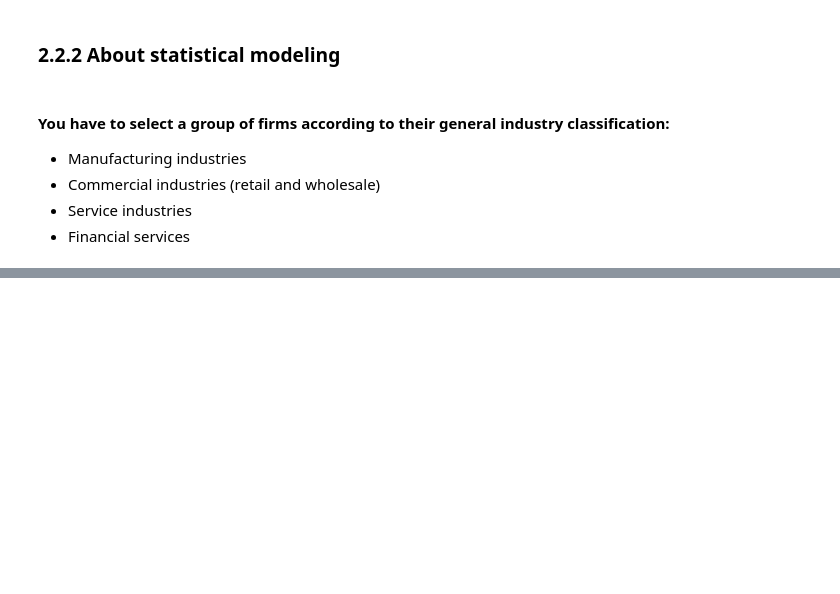
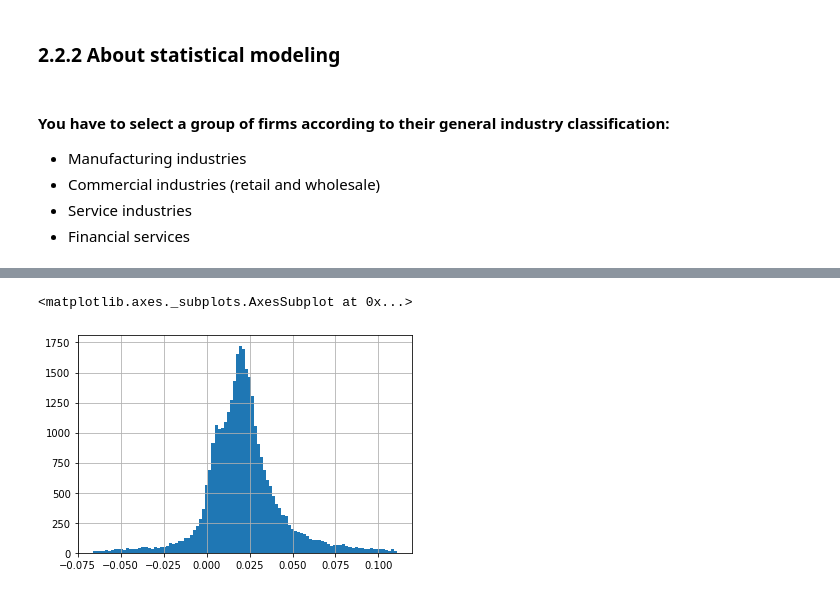
Before and after one commit to new-superuser-alt9193/Estadistica_Reto, a Jupyter notebook: Fernando_DMM_Business_case.ipynb, the cells around one changed output, grey strips where cells are left out. Saved outputs shown, nothing was run; the diff lists cells and outputs as text; code cells hidden in the pictures; blank space fills up the shorter version.

```diff
--- a/Fernando_DMM_Business_case.ipynb
+++ b/Fernando_DMM_Business_case.ipynb
@@ -1155,0 +1184,5 @@ En el caso de la industria de la manofactura tiene una relacion de perdida de in
+# %%
+df_Financial = dfExtra[(dfExtra['Sector NAICS\nlevel 1']=='Finance and Insurance')].copy()
+
+
+df_Financial
@@ -1155,0 +1220,6 @@ En el caso de la industria de la manofactura tiene una relacion de perdida de in
+# %%
+#EPSP = EPS \ NetIncome('adjprice')
+
+df_Financial = df_Financial.assign(EPSP=lambda x: x.EPS.astype(np.float) / x.adjprice.astype(np.float) )
+
+df_Financial
@@ -1155,0 +1242,5 @@ En el caso de la industria de la manofactura tiene una relacion de perdida de in
+# %%
+df_Financial[(df_Financial['EPSP'] < df_Financial['EPSP'].quantile(.975)) & (df_Financial['EPSP'] > df_Financial['EPSP'].quantile(.025))]['EPSP'].hist(bins=100)
+# %% [output]
+<matplotlib.axes._subplots.AxesSubplot at 0x...>
+[figure, added]
```
Also changed, not shown: parts of 20 cells of this notebook.
